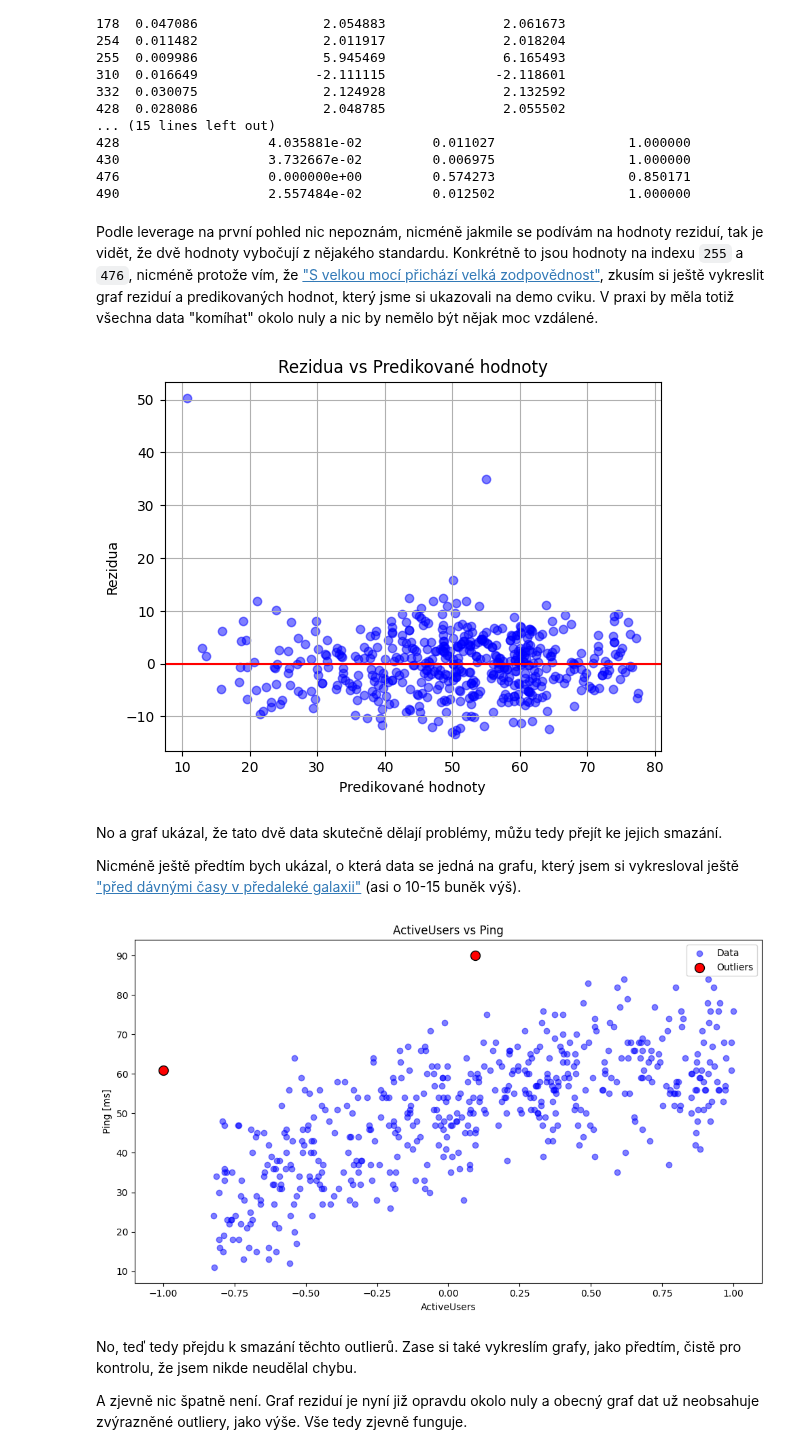
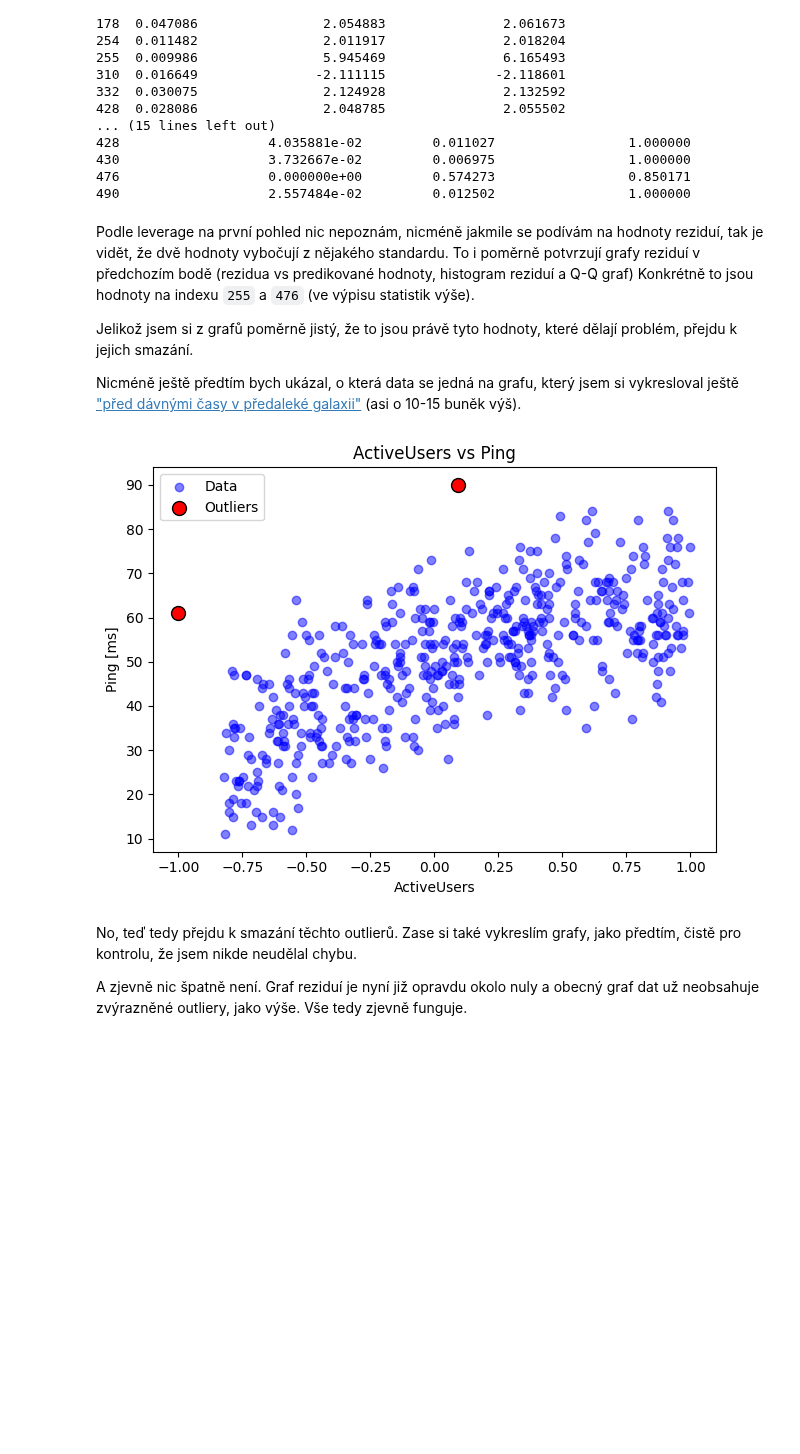
Before and after one commit to MOONYROS/VUT-MSP-projects, a Jupyter notebook: proj2/proj2.ipynb, the cells around one changed output. Saved outputs shown, nothing was run; the diff lists cells and outputs as text; code cells hidden in the pictures; blank space fills up the shorter version.

```diff
--- a/proj2/proj2.ipynb
+++ b/proj2/proj2.ipynb
@@ -624,49 +665,38 @@ print(outl_stats_df)
 430                   3.732667e-02         0.006975                 1.000000
 476                   0.000000e+00         0.574273                 0.850171
 490                   2.557484e-02         0.012502                 1.000000
-# %% [markdown]
-Podle leverage na první pohled nic nepoznám, nicméně jakmile se podívám na hodnoty reziduí, tak je vidět, že dvě hodnoty vybočují z nějakého standardu.
-Konkrétně to jsou hodnoty na indexu `255` a `476`, nicméně protože vím, že ["S velkou mocí přichází velká zodpovědnost"](https://www.youtube.com/watch?v=guuYU74wU70&t=70s), zkusím si ještě vykreslit graf reziduí a predikovaných hodnot, který jsme si ukazovali na demo cviku.
-V praxi by měla totiž všechna data "komíhat" okolo nuly a nic by nemělo být nějak moc vzdálené.
-# %%
-plt.scatter(result.fittedvalues, result.resid, alpha=0.5, color='blue')
-
-plt.axhline(y=0, color='r', linestyle='-')
-plt.grid(True)
-plt.xlabel('Predikované hodnoty')
-plt.ylabel('Rezidua')
-plt.title('Rezidua vs Predikované hodnoty')
-plt.show()
-# %% [output]
-[figure, removed]
 # %% [markdown]
-No a graf ukázal, že tato dvě data skutečně dělají problémy, můžu tedy přejít ke jejich smazání.
+Podle leverage na první pohled nic nepoznám, nicméně jakmile se podívám na hodnoty reziduí, tak je vidět, že dvě hodnoty vybočují z nějakého standardu.
+To i poměrně potvrzují grafy reziduí v předchozím bodě (rezidua vs predikované hodnoty, histogram reziduí a Q-Q graf)
+Konkrétně to jsou hodnoty na indexu `255` a `476` (ve výpisu statistik výše).
+
+Jelikož jsem si z grafů poměrně jistý, že to jsou právě tyto hodnoty, které dělají problém, přejdu k jejich smazání.
 
 Nicméně ještě předtím bych ukázal, o která data se jedná na grafu, který jsem si vykresloval ještě ["před dávnými časy v předaleké galaxii"](https://youtu.be/iXDnFYu91vY?t=25) (asi o 10-15 buněk výš).
 # %%
 outliers = [255, 476]
 
-plt.figure(figsize=(10, 6))
+# plt.figure(figsize=(10, 6))
 plt.scatter(df['ActiveUsers'], df['Ping'], alpha=0.5, color='blue', label='Data')
 
 plt.scatter(
     df.loc[outliers, 'ActiveUsers'],
     df.loc[outliers, 'Ping'],
     color='red',
     label='Outliers',
     s=100,
     edgecolors='black'
 )
 
 plt.title('ActiveUsers vs Ping')
 plt.xlabel('ActiveUsers')
 plt.ylabel('Ping [ms]')
 plt.legend()
 
 plt.tight_layout()
 plt.show()
 # %% [output]
-[figure, old version]
+[figure, new version]
 # %% [markdown]
 No, teď tedy přejdu k smazání těchto outlierů.
 Zase si také vykreslím grafy, jako předtím, čistě pro kontrolu, že jsem nikde neudělal chybu.
```
Also changed, not shown: parts of 13 cells of this notebook.
